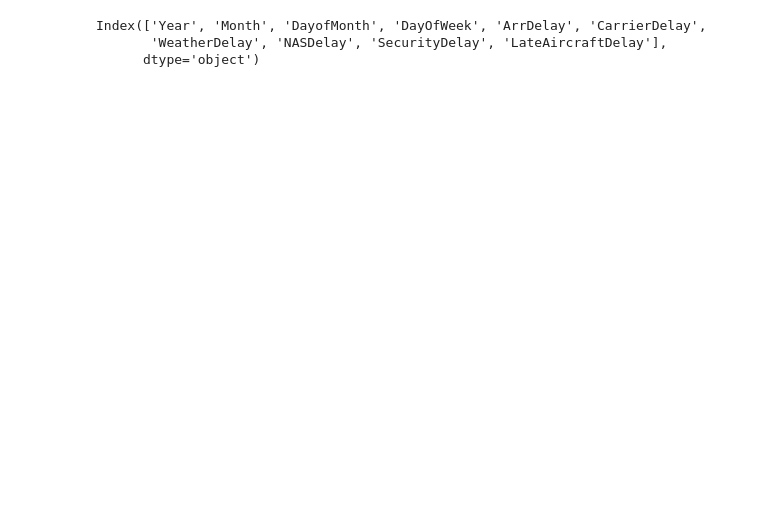
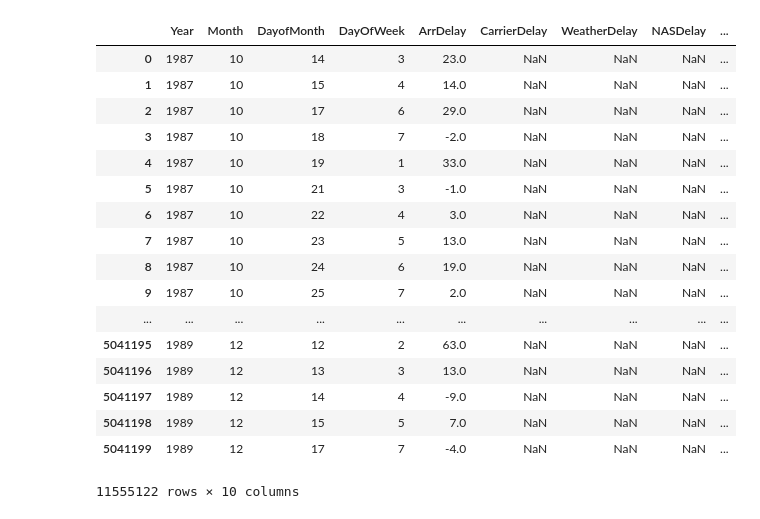
Before and after one commit to chpolyzo/Flight-Delays, a Jupyter notebook: manal.ipynb, the cells around one changed output. Drawn from its saved outputs; the diff is of its cells as text; code cells hidden in the pictures; blank space fills up the shorter version.

```diff
--- a/manal.ipynb
+++ b/manal.ipynb
@@ -8,15 +9,3 @@ import matplotlib.pyplot as plt
 # %%
 df_87 = pd.read_csv('1987.csv')
 df_08 = pd.read_csv('2008.csv')
-# %%
-import pandas as pd
-fields = ['Year', 'Month', 'DayofMonth', 'DayOfWeek', 'ArrDelay', 'CarrierDelay',
-       'WeatherDelay', 'NASDelay', 'SecurityDelay', 'LateAircraftDelay' ]
-
-df_1988 = pd.read_csv('1988.csv', skipinitialspace=True, usecols=fields)
-# See the keys
-print(df_1988.keys())
-# %% [output]
-Index(['Year', 'Month', 'DayofMonth', 'DayOfWeek', 'ArrDelay', 'CarrierDelay',
-       'WeatherDelay', 'NASDelay', 'SecurityDelay', 'LateAircraftDelay'],
-      dtype='object')
@@ -22,0 +40,38 @@ Index(['Year', 'Month', 'DayofMonth', 'DayOfWeek', 'ArrDelay', 'CarrierDelay',
+# %%
+path = 'C:\Users\User\Documents\DAND\fifth_project\aviation_dataset'
+fields = ['Year', 'Month', 'DayofMonth', 'DayOfWeek', 'ArrDelay', 'CarrierDelay',
+       'WeatherDelay', 'NASDelay', 'SecurityDelay', 'LateAircraftDelay' ]
+for year in range(2009-1987):
+    df_name = '1987'
+    df_name = str(int(df_name) + 1) + '_df'
+# %%
+path = "C:/Users/User/Documents/DAND/fifth_project/aviation_dataset"
+year_list = os.listdir(path) # a list keeping the names of my .csv files in path directory
+fields = ['Year', 'Month', 'DayofMonth', 'DayOfWeek', 'ArrDelay', 'CarrierDelay',
+       'WeatherDelay', 'NASDelay', 'SecurityDelay', 'LateAircraftDelay' ]
+df = pd.DataFrame(columns=fields)
+temp_df = pd.DataFrame()
+for year in year_list:
+    temp_df = pd.read_csv(year, header=0, skipinitialspace=True, usecols=fields)
+    df = df.append(temp_df)
+# %%
+df
+# %% [output]
+|  | Year | Month | DayofMonth | DayOfWeek | ArrDelay | CarrierDelay | WeatherDelay | NASDelay | ... |
+| 0 | 1987 | 10 | 14 | 3 | 23.0 | NaN | NaN | NaN | ... |
+| 1 | 1987 | 10 | 15 | 4 | 14.0 | NaN | NaN | NaN | ... |
+| 2 | 1987 | 10 | 17 | 6 | 29.0 | NaN | NaN | NaN | ... |
+| 3 | 1987 | 10 | 18 | 7 | -2.0 | NaN | NaN | NaN | ... |
+| 4 | 1987 | 10 | 19 | 1 | 33.0 | NaN | NaN | NaN | ... |
+| 5 | 1987 | 10 | 21 | 3 | -1.0 | NaN | NaN | NaN | ... |
+| 6 | 1987 | 10 | 22 | 4 | 3.0 | NaN | NaN | NaN | ... |
+| 7 | 1987 | 10 | 23 | 5 | 13.0 | NaN | NaN | NaN | ... |
+| 8 | 1987 | 10 | 24 | 6 | 19.0 | NaN | NaN | NaN | ... |
+| 9 | 1987 | 10 | 25 | 7 | 2.0 | NaN | NaN | NaN | ... |
+| ... | ... | ... | ... | ... | ... | ... | ... | ... | ... |
+| 5041195 | 1989 | 12 | 12 | 2 | 63.0 | NaN | NaN | NaN | ... |
+| 5041196 | 1989 | 12 | 13 | 3 | 13.0 | NaN | NaN | NaN | ... |
+| 5041197 | 1989 | 12 | 14 | 4 | -9.0 | NaN | NaN | NaN | ... |
+| 5041198 | 1989 | 12 | 15 | 5 | 7.0 | NaN | NaN | NaN | ... |
+| 5041199 | 1989 | 12 | 17 | 7 | -4.0 | NaN | NaN | NaN | ... |
+11555122 rows × 10 columns
```
Also changed, not shown: parts of 14 cells of this notebook.
